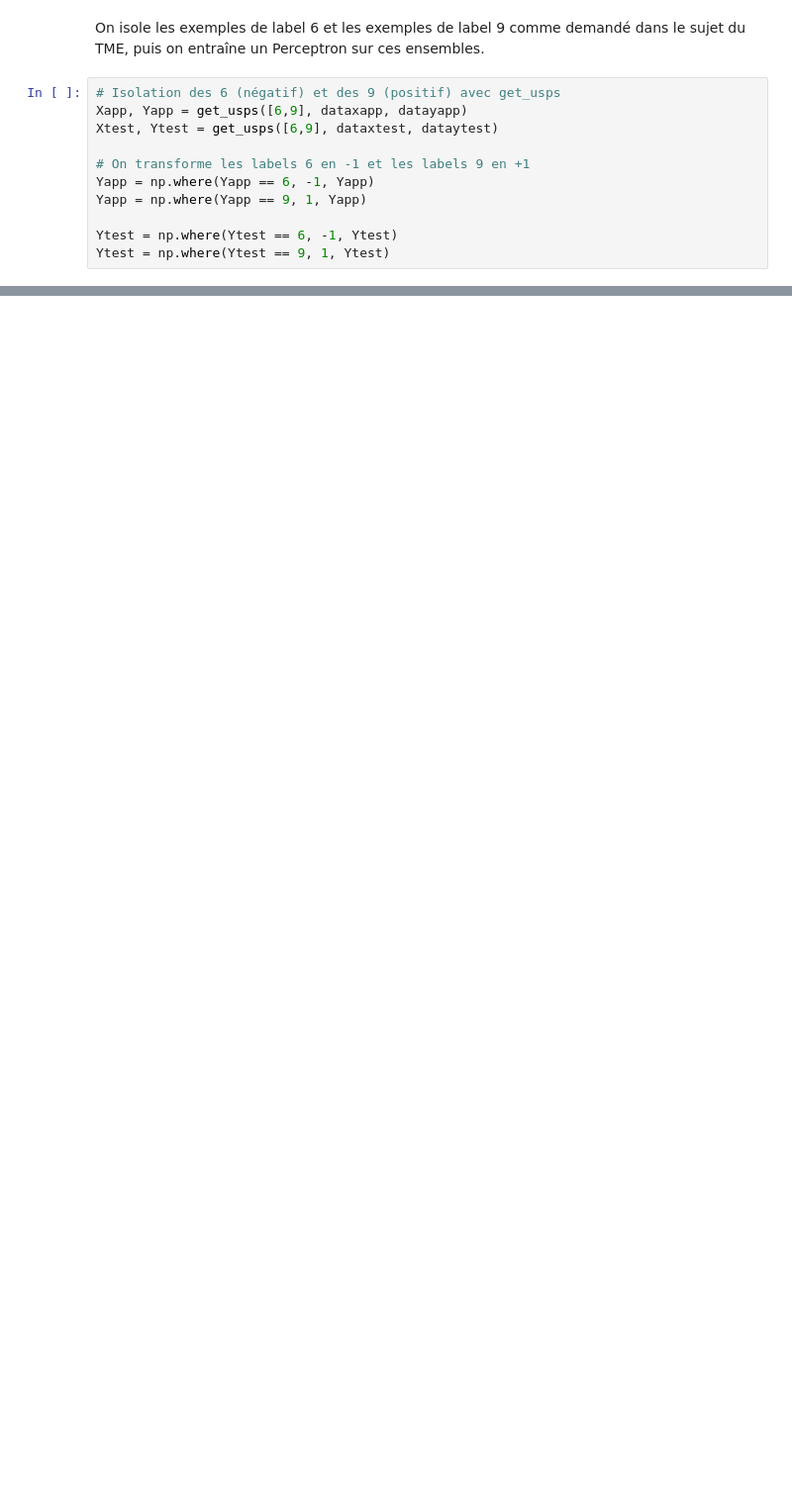
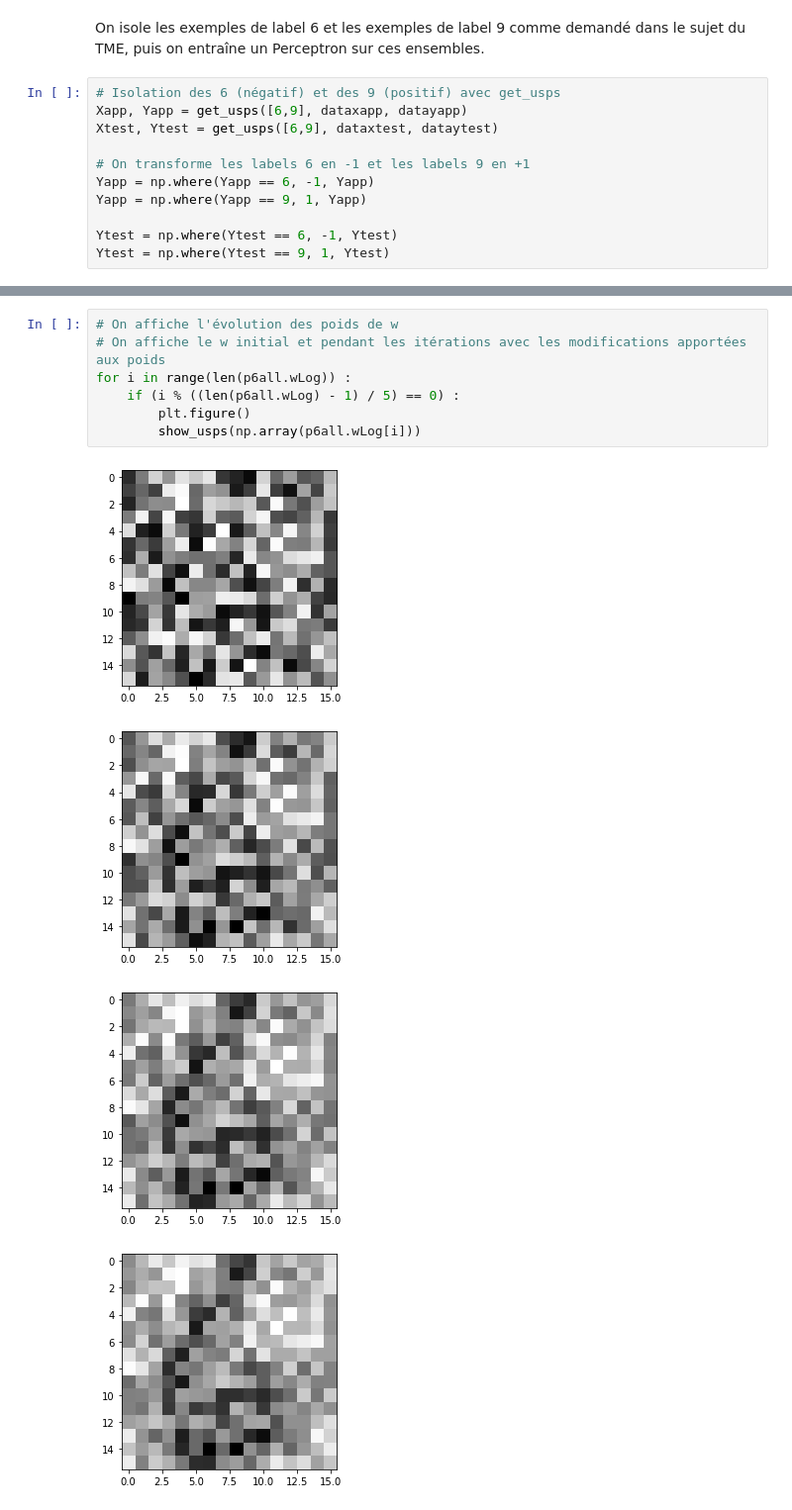
Before and after one commit to almehdiKrisni/UE_ML, a Jupyter notebook: TME4/Rapport_TME4_KRISNI_ARICHANDRA.ipynb, the cells around one changed output, grey strips where cells are left out. Shown at 99% size. Drawn from its saved outputs; the diff is of its cells as text; blank space fills up the shorter version.

```diff
--- a/TME4/Rapport_TME4_KRISNI_ARICHANDRA.ipynb
+++ b/TME4/Rapport_TME4_KRISNI_ARICHANDRA.ipynb
@@ -84,0 +125,12 @@ Précision du Perceptron sur les données de test : 0.7838616714697406
+# %%
+# On affiche l'évolution des poids de w
+# On affiche le w initial et pendant les itérations avec les modifications apportées aux poids
+for i in range(len(p6all.wLog)) :
+    if (i % ((len(p6all.wLog) - 1) / 5) == 0) :
+        plt.figure()
+        show_usps(np.array(p6all.wLog[i]))
+# %% [output]
+[figure, added]
+[figure, added]
+[figure, added]
+[figure, added]
```
Also changed, not shown: parts of 24 cells of this notebook, 1 other file.
